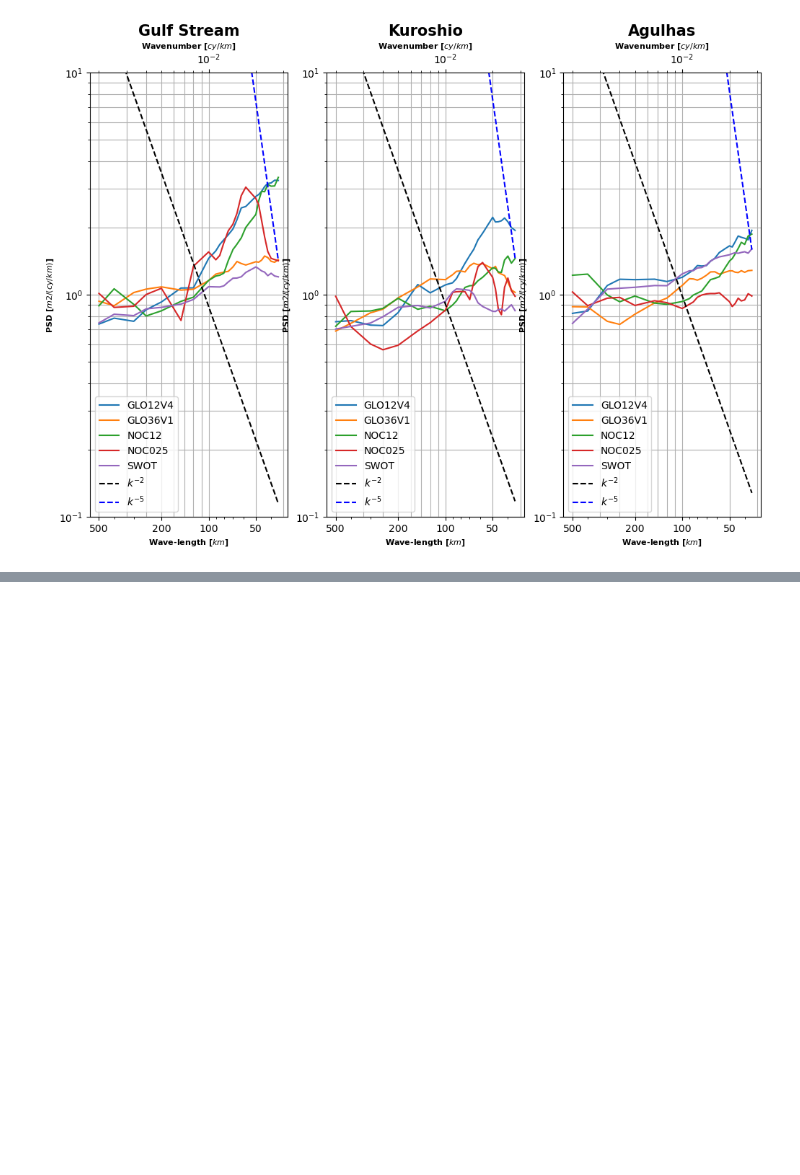
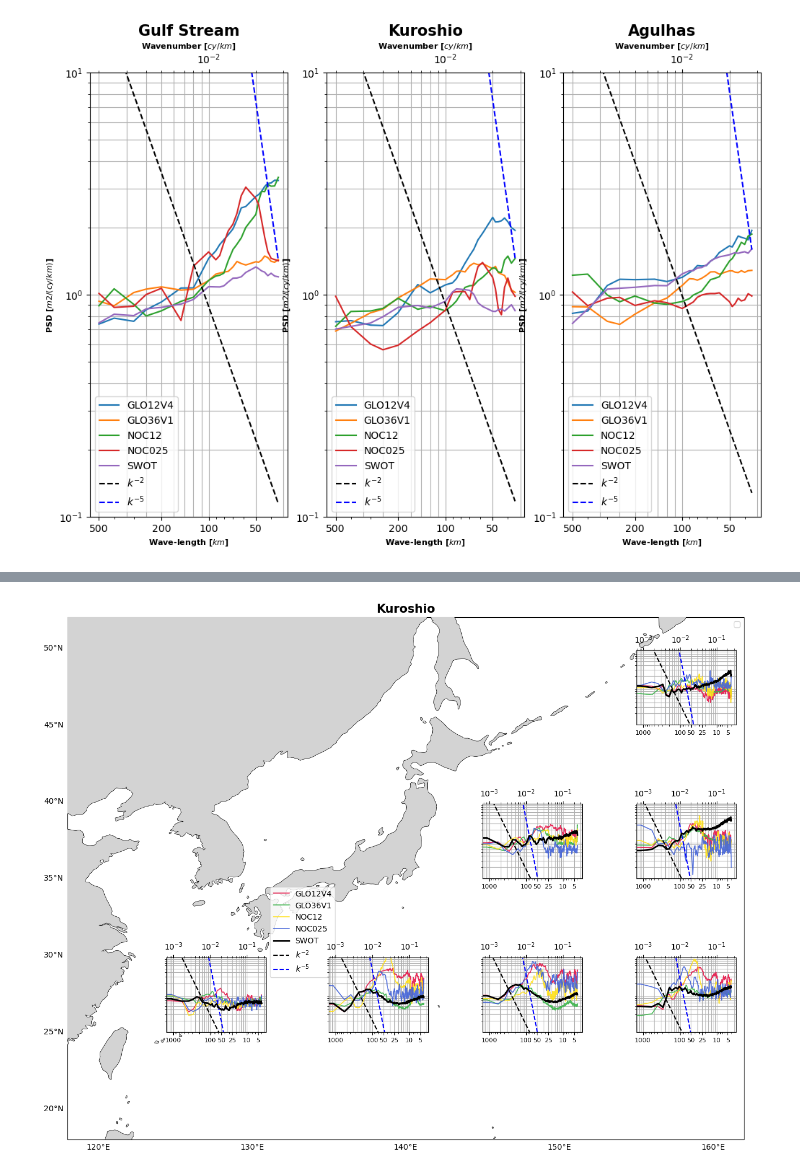
Before and after one commit to contreras-m/SWOT_OMIP-processing, a Jupyter notebook: Globalboxes/Examples/region_plot_spectr_onl.ipynb, the cells around one changed output, grey strips where cells are left out. Drawn from its saved outputs; the diff is of its cells as text; code cells hidden in the pictures; blank space fills up the shorter version.

```diff
--- a/Globalboxes/Examples/region_plot_spectr_onl.ipynb
+++ b/Globalboxes/Examples/region_plot_spectr_onl.ipynb
@@ -557,0 +321,8 @@ ax.legend(models)
+# %%
+# Colors plot
+
+region_boxes=region_boxesK
+cds=regcoordK
+fig=plot_boxspectrum(region_boxes, cds,selected,'Kuroshio',box_legend=0)
+# %% [output]
+[figure, added]
```
Also changed, not shown: parts of 16 cells of this notebook.
